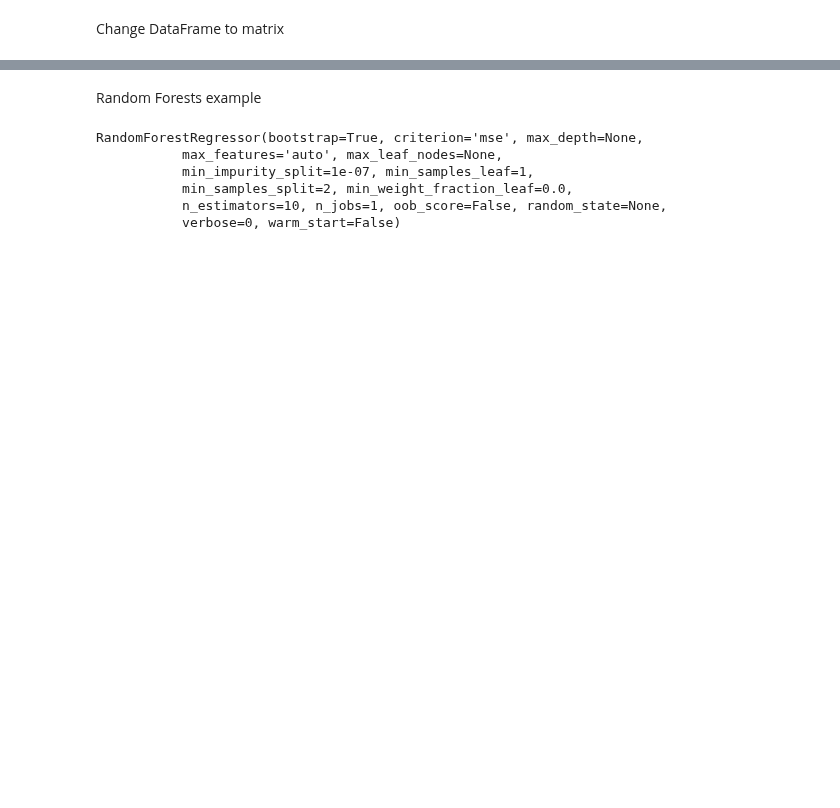
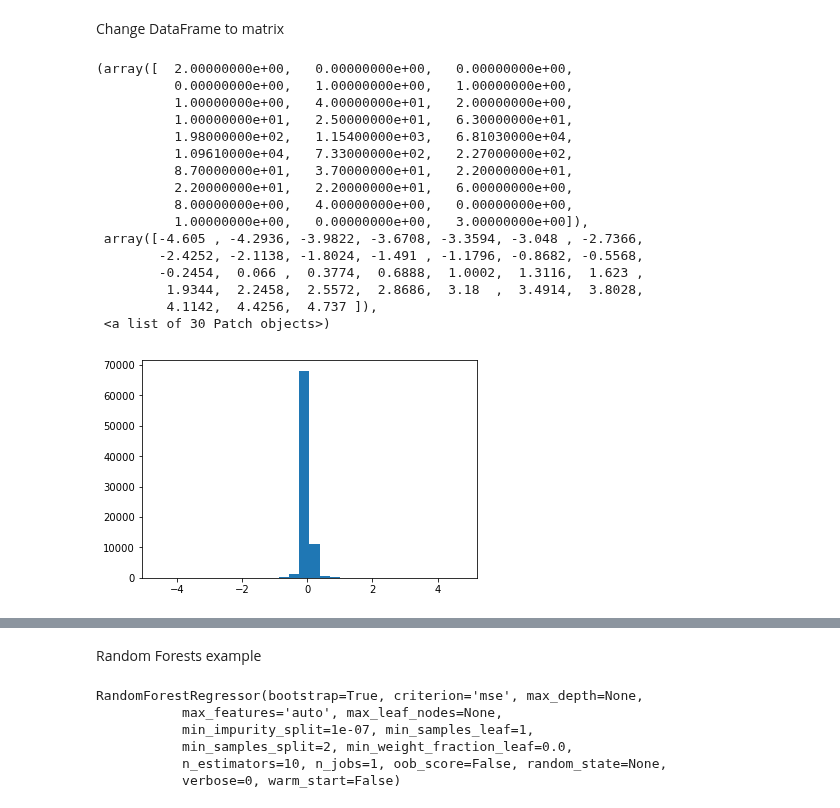
Before and after one commit to Rogue-Y/kaggle-zillow, a Jupyter notebook: Predict trial.ipynb, the cells around one changed output, grey strips where cells are left out. Drawn from its saved outputs; the diff is of its cells as text; code cells hidden in the pictures; blank space fills up the shorter version.

```diff
--- a/Predict trial.ipynb
+++ b/Predict trial.ipynb
@@ -27,3 +54,23 @@ X_test.head()
 Change DataFrame to matrix
 # %%
 y_train_trans=np.arctan(32.0301149*(-0.005208795+y_train))/3.141593
+# %%
+plt.hist(y_train,30)
+# %% [output]
+(array([  2.00000000e+00,   0.00000000e+00,   0.00000000e+00,
+          0.00000000e+00,   1.00000000e+00,   1.00000000e+00,
+          1.00000000e+00,   4.00000000e+01,   2.00000000e+00,
+          1.00000000e+01,   2.50000000e+01,   6.30000000e+01,
+          1.98000000e+02,   1.15400000e+03,   6.81030000e+04,
+          1.09610000e+04,   7.33000000e+02,   2.27000000e+02,
+          8.70000000e+01,   3.70000000e+01,   2.20000000e+01,
+          2.20000000e+01,   2.20000000e+01,   6.00000000e+00,
+          8.00000000e+00,   4.00000000e+00,   0.00000000e+00,
+          1.00000000e+00,   0.00000000e+00,   3.00000000e+00]),
+ array([-4.605 , -4.2936, -3.9822, -3.6708, -3.3594, -3.048 , -2.7366,
+        -2.4252, -2.1138, -1.8024, -1.491 , -1.1796, -0.8682, -0.5568,
+        -0.2454,  0.066 ,  0.3774,  0.6888,  1.0002,  1.3116,  1.623 ,
+         1.9344,  2.2458,  2.5572,  2.8686,  3.18  ,  3.4914,  3.8028,
+         4.1142,  4.4256,  4.737 ]),
+ <a list of 30 Patch objects>)
+[figure, added]
```
Also changed, not shown: parts of 9 cells of this notebook.
